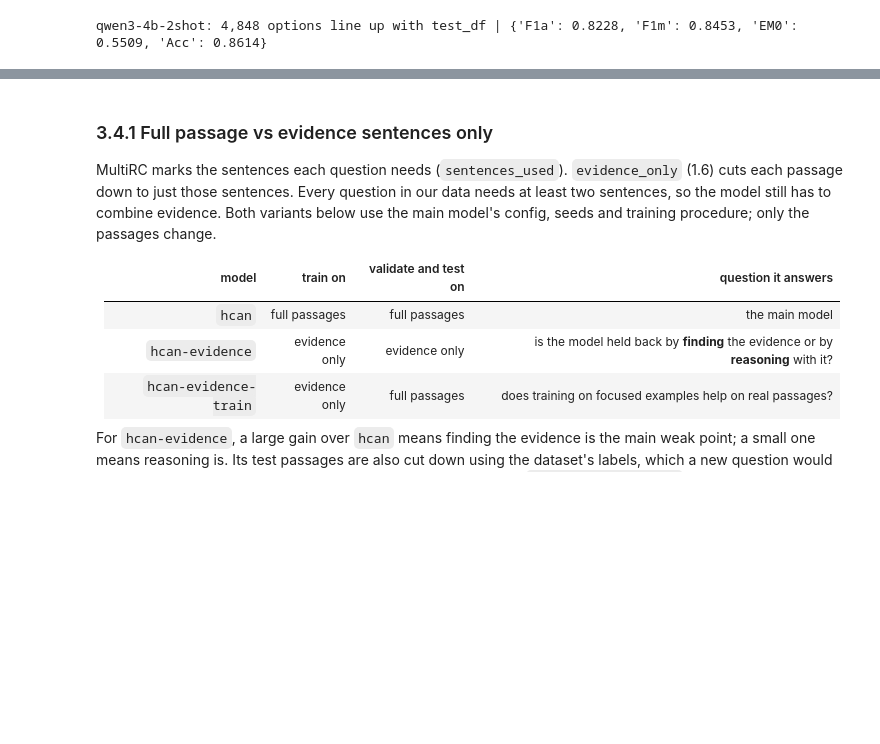
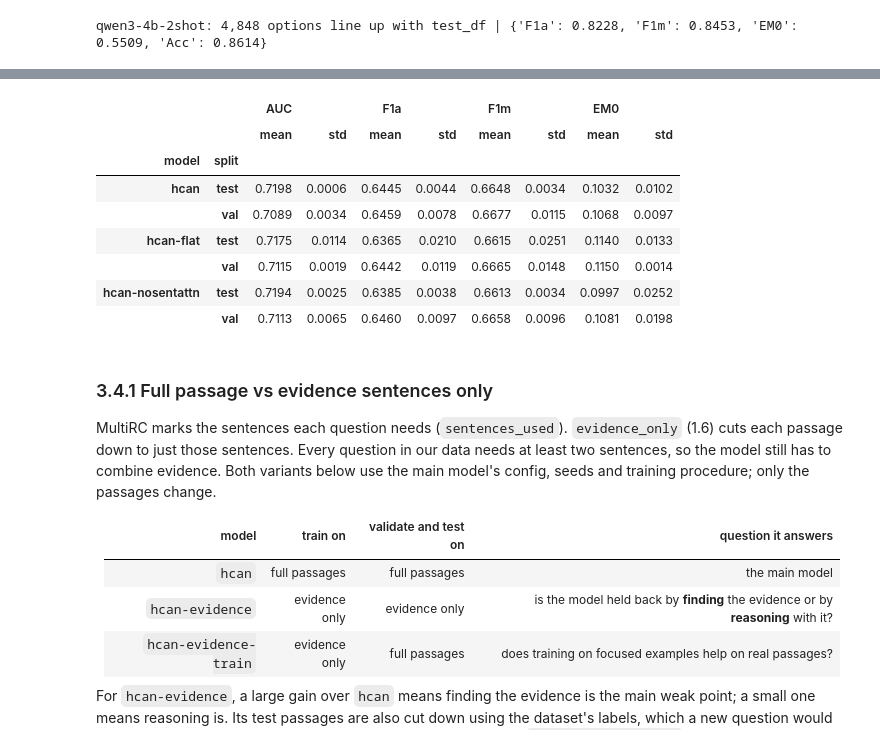
Before and after one commit to rayhao-han/NLP_Proj, a Jupyter notebook: CITS4012_Group56.ipynb, the cells around one changed output, grey strips where cells are left out. Cells and saved outputs as stored; diff of their text form; code cells hidden in the pictures; blank space fills up the shorter version.

```diff
--- a/CITS4012_Group56.ipynb
+++ b/CITS4012_Group56.ipynb
@@ -1171,5 +1135,23 @@ pd.read_csv(RESULTS_CSV) if RESULTS_CSV.exists() else "no results logged yet"
 # %%
-# TODO (C)
+# ---- Sentence level: full model vs averaged sentences vs no sentence level ----
+SENT_ABLATIONS = {
+    "hcan-nosentattn": replace(main_cfg, use_sentence_attention=False),  # average the sentence vectors instead of attending
+    "hcan-flat":       replace(main_cfg, hierarchical=False),            # no sentence level: attend over all passage words at once
+}
+for name, cfg in SENT_ABLATIONS.items():
+    run_seeds(name, cfg)
+
+seed_summary(MAIN_NAME, *SENT_ABLATIONS)
+# %% [output]
+|  |  | AUC |  | F1a |  | F1m |  | EM0 |  |
+|  |  | mean | std | mean | std | mean | std | mean | std |
+| model | split |  |  |  |  |  |  |  |  |
+| hcan | test | 0.7198 | 0.0006 | 0.6445 | 0.0044 | 0.6648 | 0.0034 | 0.1032 | 0.0102 |
+|  | val | 0.7089 | 0.0034 | 0.6459 | 0.0078 | 0.6677 | 0.0115 | 0.1068 | 0.0097 |
+| hcan-flat | test | 0.7175 | 0.0114 | 0.6365 | 0.0210 | 0.6615 | 0.0251 | 0.1140 | 0.0133 |
+|  | val | 0.7115 | 0.0019 | 0.6442 | 0.0119 | 0.6665 | 0.0148 | 0.1150 | 0.0014 |
+| hcan-nosentattn | test | 0.7194 | 0.0025 | 0.6385 | 0.0038 | 0.6613 | 0.0034 | 0.0997 | 0.0252 |
+|  | val | 0.7113 | 0.0065 | 0.6460 | 0.0097 | 0.6658 | 0.0096 | 0.1081 | 0.0198 |
 # %% [markdown]
 ### 3.4.1 Full passage vs evidence sentences only
 MultiRC marks the sentences each question needs (`sentences_used`). `evidence_only` (1.6) cuts each passage down to just those sentences. Every question in our data needs at least two sentences, so the model still has to combine evidence. Both variants below use the main model's config, seeds and training procedure; only the passages change.
```
Also changed, not shown: parts of 8 cells of this notebook, 7 other files.
